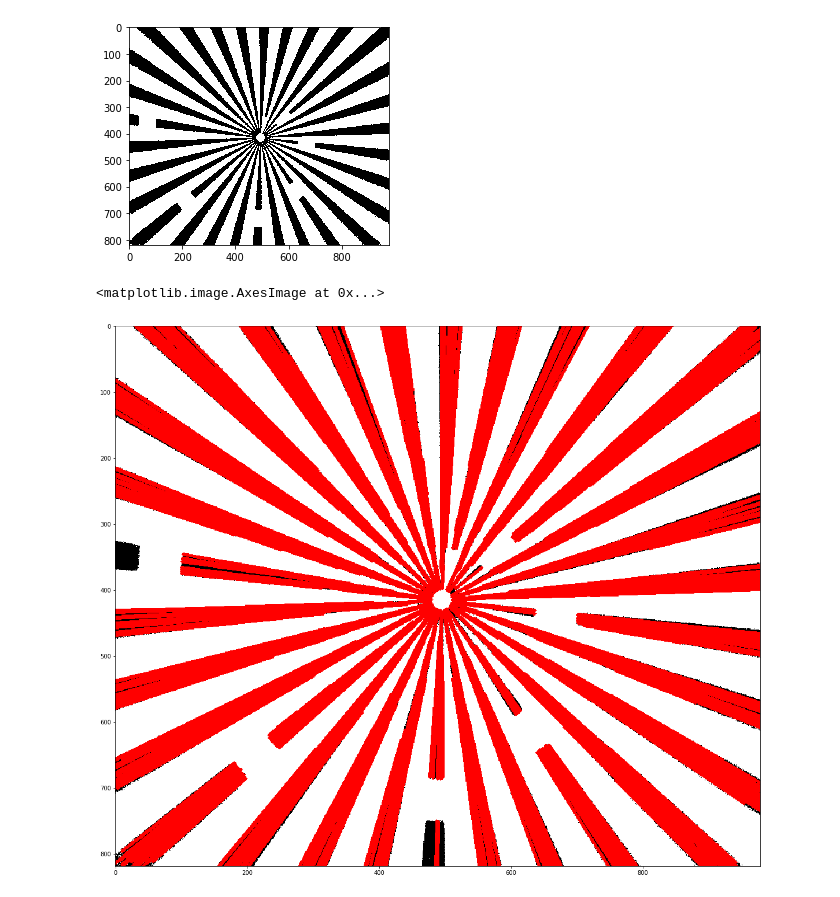
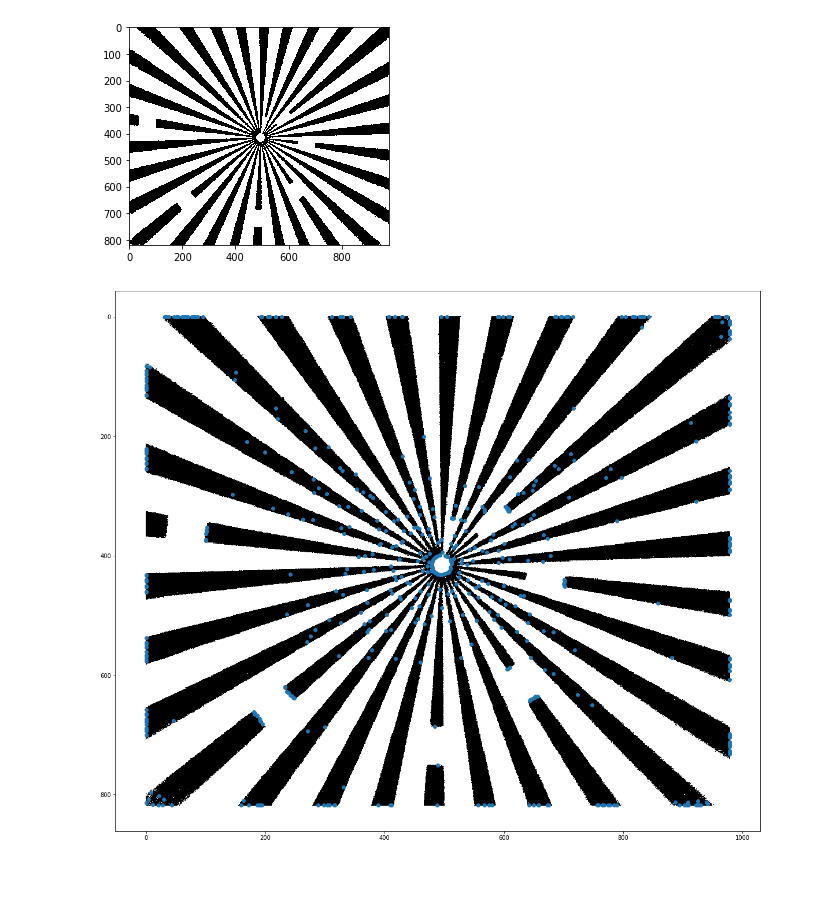
Before and after one commit to iamfaisalkhan/XImageRegistration, a Jupyter notebook: Alignment_02.ipynb, the cells around one changed output. Cells and saved outputs as stored; diff of their text form; code cells hidden in the pictures.

```diff
--- a/Alignment_02.ipynb
+++ b/Alignment_02.ipynb
@@ -61,19 +61,29 @@ plt.show()
 # %%
 img0_binary = np.zeros_like(binary, dtype=np.uint8)
 img0_binary_2 = np.zeros_like(binary, dtype=np.uint8)
 
 img0_binary[~binary] = 255
 img0_binary_2[binary] = 255
 
-lines = cv2.HoughLinesP(binary_new, 1, np.pi/180, 500, 120, 30)
+
+lines = cv2.HoughLinesP(img0_binary, 1, np.pi/180, 700, 120, 50)
 
 result = np.dstack((img0_binary_2, img0_binary_2, img0_binary_2))
+X = []
+Y= []
+
 for line in lines:
     for x1,y1, x2, y2 in line:
-        cv2.line(result, (x1, y1), (x2, y2), [255, 0, 0], 3)
+        #cv2.line(result, (x1, y1), (x2, y2), [255, 0, 0], 3)
+        X.append(x1)
+        Y.append(y1)
+        X.append(x2)
+        Y.append(y2)
+
 
 plt.figure(figsize=(20, 20))
 plt.imshow(result)
+plt.scatter(X, Y)
+plt.show()
 # %% [output]
-<matplotlib.image.AxesImage at 0x...>
-[figure, old version]
+[figure, new version]
```
Also changed, not shown: parts of 2 cells of this notebook, 1 other file.
